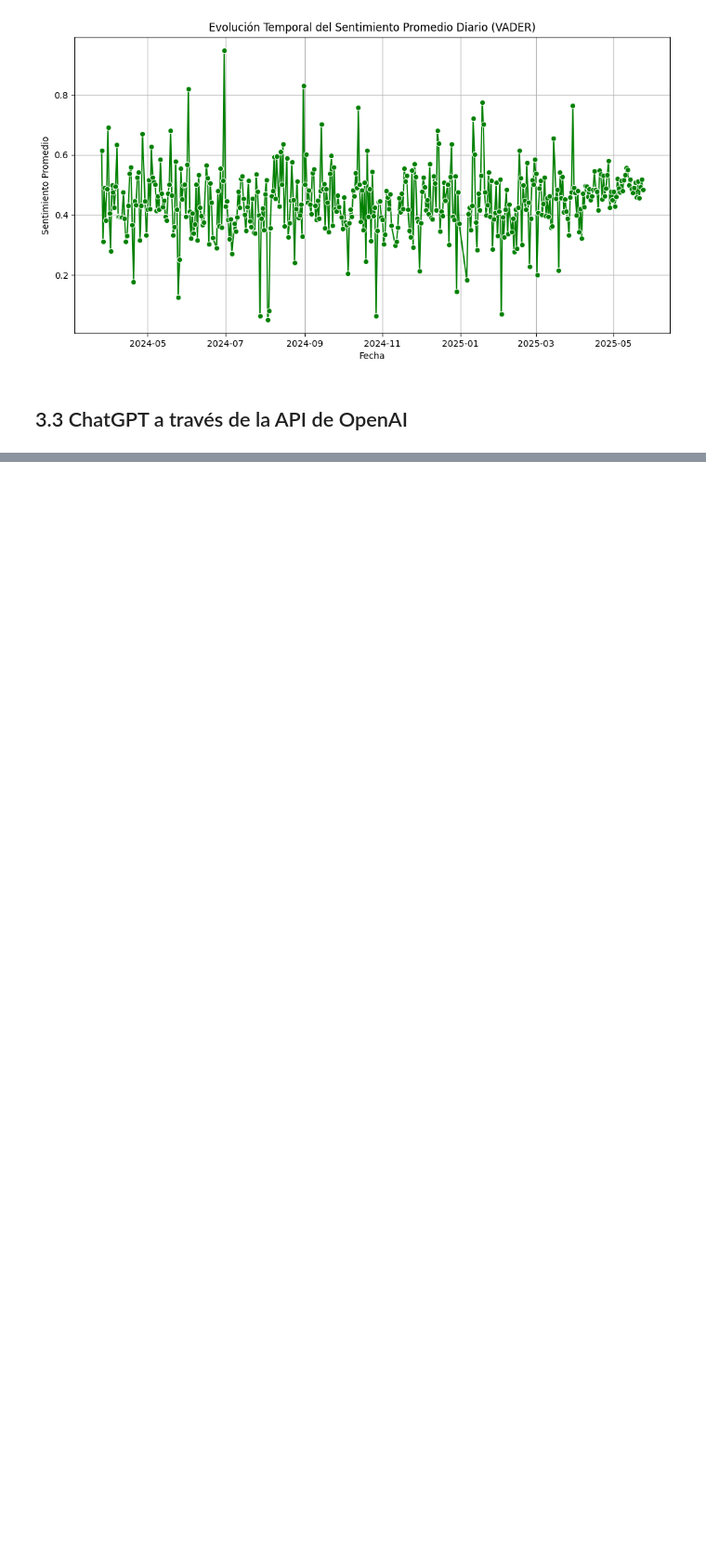
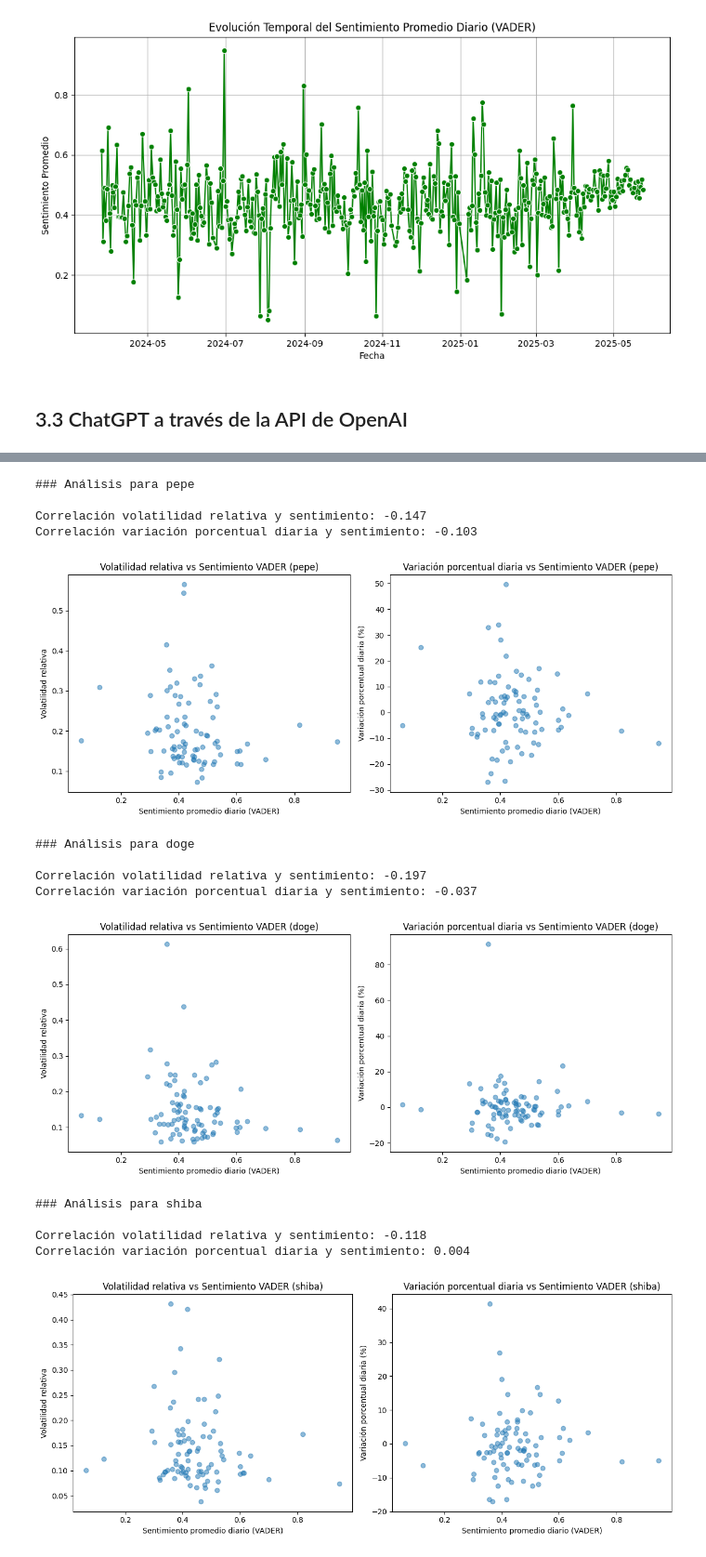
Before and after one commit to estebanolroberto/TFM_SERGIO-ROBERTO-UNIR, a Jupyter notebook: analysis/final_analysis.ipynb, the cells around one changed output, grey strips where cells are left out. Shown at 93% size. Saved outputs shown, nothing was run; the diff lists cells and outputs as text; code cells hidden in the pictures; blank space fills up the shorter version.

Commit message:
Se añade apartado correlación noticias y cambios de precios Memecoins

```diff
--- a/analysis/final_analysis.ipynb
+++ b/analysis/final_analysis.ipynb
@@ -478,0 +486,59 @@ Name: average_sentiment_vader, dtype: float64
+# %%
+# Quitar timezone en data_news_mean['date']
+data_news_mean['date'] = pd.to_datetime(data_news_mean['date']).dt.tz_localize(None)
+
+# También asegurarse que df_vol['date'] esté en datetime (sin tz)
+df_vol['date'] = pd.to_datetime(df_vol['date']).dt.tz_localize(None)
+# Merge datasets por fecha y coin
+df_merged = pd.merge(df_vol, data_news_mean, on=['date'])
+
+# Calcular variables clave si no están calculadas
+df_merged['rel_volatility'] = (df_merged['high'] - df_merged['low']) / df_merged['close']
+df_merged['pct_change'] = ((df_merged['close'] - df_merged['open']) / df_merged['open']) * 100
+# %%
+# Análisis por cada coin
+coins = df_merged['coin'].unique()
+
+for coin in coins:
+    print(f"\n### Análisis para {coin}\n")
+    df_coin = df_merged[df_merged['coin'] == coin]
+
+    corr_vol_sent = df_coin[['rel_volatility', 'average_sentiment_vader']].corr().iloc[0,1]
+    corr_pct_sent = df_coin[['pct_change', 'average_sentiment_vader']].corr().iloc[0,1]
+
+    print(f"Correlación volatilidad relativa y sentimiento: {corr_vol_sent:.3f}")
+    print(f"Correlación variación porcentual diaria y sentimiento: {corr_pct_sent:.3f}")
+
+    # Visualizaciones
+    plt.figure(figsize=(12,5))
+
+    plt.subplot(1, 2, 1)
+    plt.scatter(df_coin['average_sentiment_vader'], df_coin['rel_volatility'], alpha=0.5)
+    plt.title(f'Volatilidad relativa vs Sentimiento VADER ({coin})')
+    plt.xlabel('Sentimiento promedio diario (VADER)')
+    plt.ylabel('Volatilidad relativa')
+
+    plt.subplot(1, 2, 2)
+    plt.scatter(df_coin['average_sentiment_vader'], df_coin['pct_change'], alpha=0.5)
+    plt.title(f'Variación porcentual diaria vs Sentimiento VADER ({coin})')
+    plt.xlabel('Sentimiento promedio diario (VADER)')
+    plt.ylabel('Variación porcentual diaria (%)')
+
+    plt.tight_layout()
+    plt.show()
+# %% [output]
+### Análisis para pepe
+
+Correlación volatilidad relativa y sentimiento: -0.147
+Correlación variación porcentual diaria y sentimiento: -0.103
+[figure, added]
+### Análisis para doge
+
+Correlación volatilidad relativa y sentimiento: -0.197
+Correlación variación porcentual diaria y sentimiento: -0.037
+[figure, added]
+### Análisis para shiba
+
+Correlación volatilidad relativa y sentimiento: -0.118
+Correlación variación porcentual diaria y sentimiento: 0.004
+[figure, added]
```
Also changed, not shown: parts of 5 cells of this notebook.
